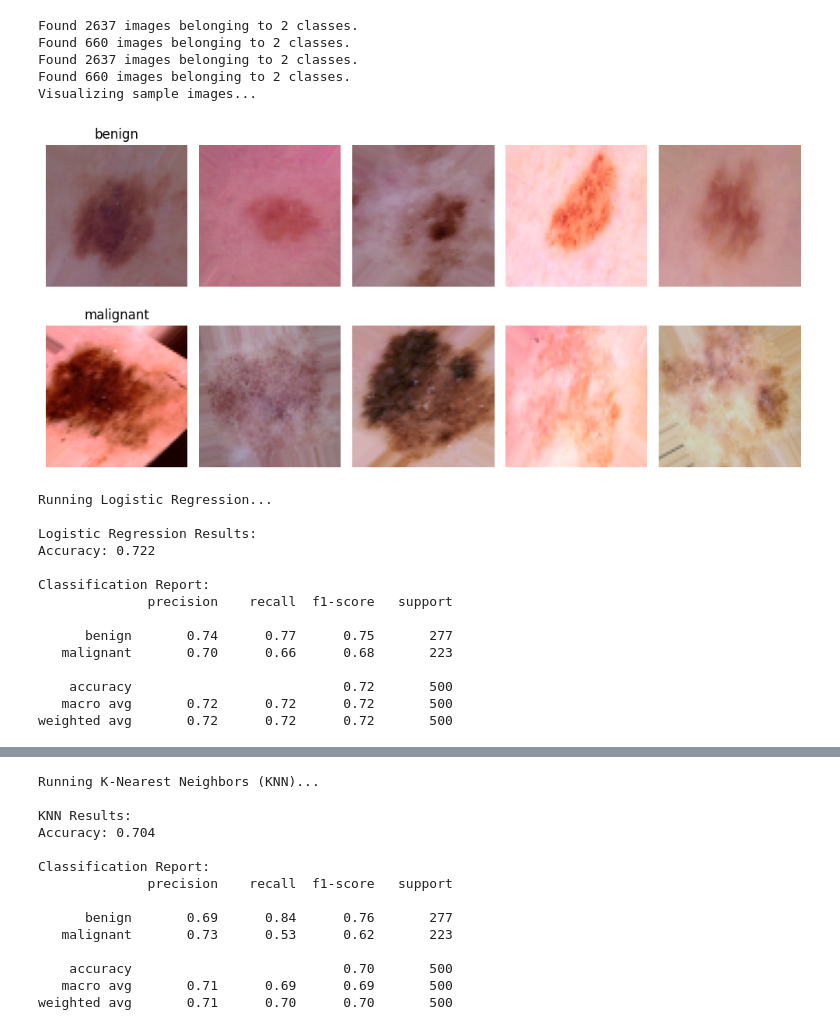
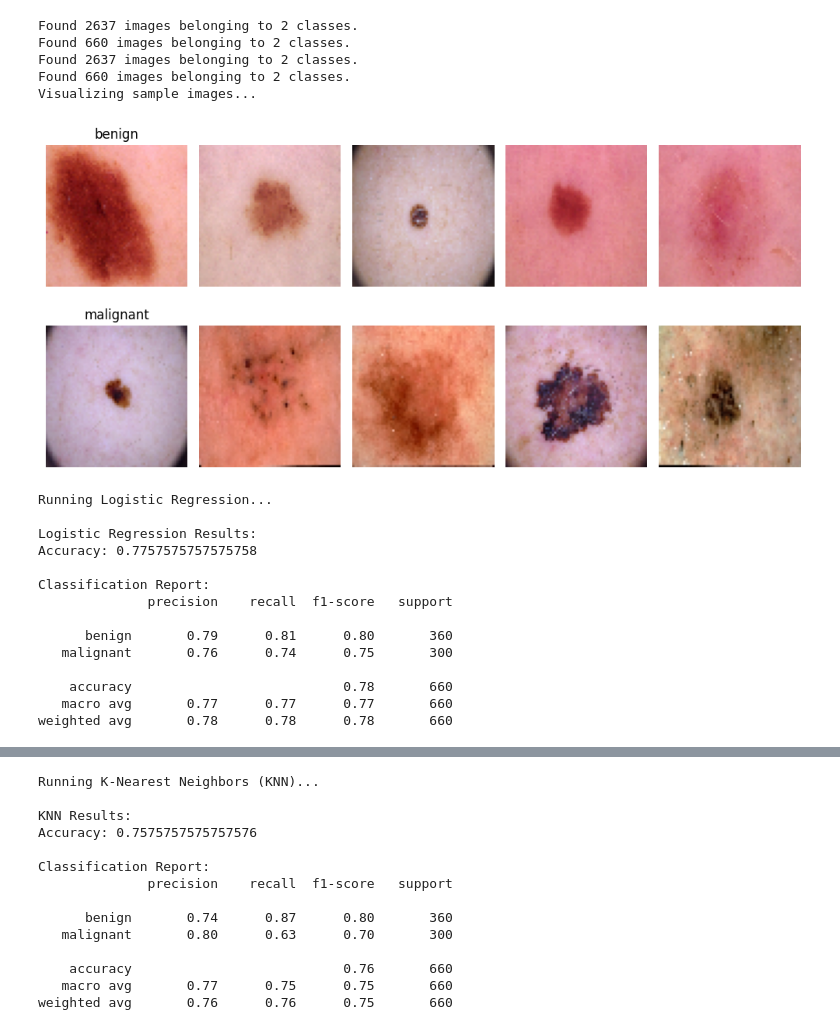
Before and after one commit to M-o-m-e-n/skin-cancer-classification, a Jupyter notebook: main.ipynb, the cells around one changed output, grey strips where cells are left out. Cells and saved outputs as stored; diff of their text form; code cells hidden in the pictures.

Commit message:
remove unneeded image processing techinques

```diff
--- a/main.ipynb
+++ b/main.ipynb
@@ -18,20 +18,12 @@ class CancerClassifier:
 
 
     def load_data(self, train_size=None, test_size=None):
-        """Load and preprocess the skin cancer dataset with controlled dataset size."""
+        """Load and preprocess the skin cancer dataset without additional custom processing."""
         train_dir = 'archive/train'
         test_dir = 'archive/test'
 
         # Data augmentation for training
-        train_datagen = ImageDataGenerator(
-            rescale=1/255.0,          # Normalize pixel values
-            shear_range=0.2,          # Shear transformation
-            zoom_range=0.2,           # Zoom transformation
-            vertical_flip=True,       # Randomly flip images vertically
-            rotation_range=40,        # Randomly rotate images
-            brightness_range=(0.5, 1.5),  # Randomly adjust brightness
-            horizontal_flip=True      # Randomly flip images horizontally
-        )
+        train_datagen = ImageDataGenerator(rescale=1/255.0)
 
         # Preprocessing for testing
         test_datagen = ImageDataGenerator(rescale=1/255.0)
@@ -50,35 +42,30 @@ class CancerClassifier:
             test_dir,
             target_size=(64, 64),
             class_mode='sparse',
-            shuffle=True,
+            shuffle=False,  # For consistent evaluation
             seed=1
         )
 
         # Prepare training data
-        total_train_samples = self.train_data.samples
-        if train_size is None or train_size > total_train_samples:
-            train_size = total_train_samples  # Use all samples if train_size is None or exceeds available data
-        train_batches = []
-        train_labels = []
-        while len(train_batches) < train_size:
+        train_images, train_labels = [], []
+        for _ in range(len(self.train_data)):
             batch = next(self.train_data)
-            train_batches.append(batch[0])
+            train_images.append(batch[0])
             train_labels.append(batch[1])
-        self.X_train = np.vstack(train_batches)[:train_size].reshape(train_size, -1)
-        self.y_train = np.hstack(train_labels)[:train_size]
+
+        self.X_train = np.vstack(train_images).reshape(-1, 64 * 64 * 3)
+        self.y_train = np.hstack(train_labels)
 
         # Prepare testing data
-        total_test_samples = self.test_data.samples
-        if test_size is None or test_size > total_test_samples:
-            test_size = total_test_samples  # Use all samples if test_size is None or exceeds available data
-        test_batches = []
-        test_labels = []
-        while len(test_batches) < test_size:
+        test_images, test_labels = [], []
+        for _ in range(len(self.test_data)):
             batch = next(self.test_data)
-            test_batches.append(batch[0])
+            test_images.append(batch[0])
             test_labels.append(batch[1])
-        self.X_test = np.vstack(test_batches)[:test_size].reshape(test_size, -1)
-        self.y_test = np.hstack(test_labels)[:test_size]
+
+        self.X_test = np.vstack(test_images).reshape(-1, 64 * 64 * 3)
+        self.y_test = np.hstack(test_labels)
+
 
 
 
@@ -128,45 +115,45 @@ class CancerClassifier:
         log_reg = LogisticRegression(max_iter=1000)
         log_reg.fit(self.X_train, self.y_train)
         log_reg_predictions = log_reg.predict(self.X_test)
         self.evaluate_model(self.y_test, log_reg_predictions, "Logistic Regression")
 
         # K-Nearest Neighbors (KNN)
         print("\nRunning K-Nearest Neighbors (KNN)...")
         knn = KNeighborsClassifier(n_neighbors=3)
         knn.fit(self.X_train, self.y_train)
         knn_predictions = knn.predict(self.X_test)
         self.evaluate_model(self.y_test, knn_predictions, "KNN")
 
 
 if __name__ == "__main__":
     # Initialize the classifier with controlled dataset size
     classifier = CancerClassifier()
     classifier.load_data(train_size=1000, test_size=500)  # Adjust sizes as needed
 
     # Visualize sample images
     print("Visualizing sample images...")
     classifier.visualize_samples()
 
     # Run classification experiments
     classifier.run_experiments()
 # %% [output]
 Found 2637 images belonging to 2 classes.
 Found 660 images belonging to 2 classes.
 Found 2637 images belonging to 2 classes.
 Found 660 images belonging to 2 classes.
 Visualizing sample images...
-[figure, old version]
+[figure, new version]
 Running Logistic Regression...
 
 Logistic Regression Results:
-Accuracy: 0.722
+Accuracy: 0.7757575757575758
 
 Classification Report:
               precision    recall  f1-score   support
 
-      benign       0.74      0.77      0.75       277
-   malignant       0.70      0.66      0.68       223
+      benign       0.79      0.81      0.80       360
+   malignant       0.76      0.74      0.75       300
 
-    accuracy                           0.72       500
-   macro avg       0.72      0.72      0.72       500
-weighted avg       0.72      0.72      0.72       500
+    accuracy                           0.78       660
+   macro avg       0.77      0.77      0.77       660
+weighted avg       0.78      0.78      0.78       660
@@ -174,14 +161,14 @@ weighted avg       0.72      0.72      0.72       500
 Running K-Nearest Neighbors (KNN)...
 
 KNN Results:
-Accuracy: 0.704
+Accuracy: 0.7575757575757576
 
 Classification Report:
               precision    recall  f1-score   support
 
-      benign       0.69      0.84      0.76       277
-   malignant       0.73      0.53      0.62       223
+      benign       0.74      0.87      0.80       360
+   malignant       0.80      0.63      0.70       300
 
-    accuracy                           0.70       500
-   macro avg       0.71      0.69      0.69       500
-weighted avg       0.71      0.70      0.70       500
+    accuracy                           0.76       660
+   macro avg       0.77      0.75      0.75       660
+weighted avg       0.76      0.76      0.75       660
```
Also changed, not shown: parts of 1 cell of this notebook.
